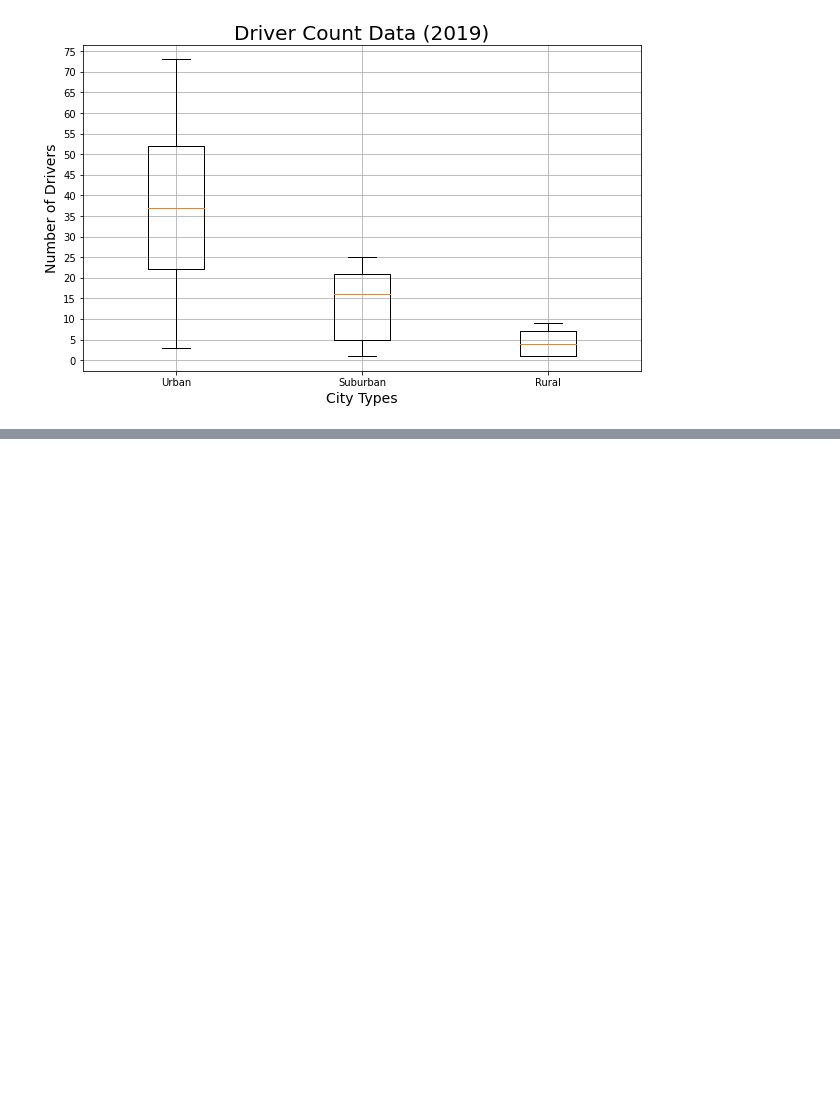
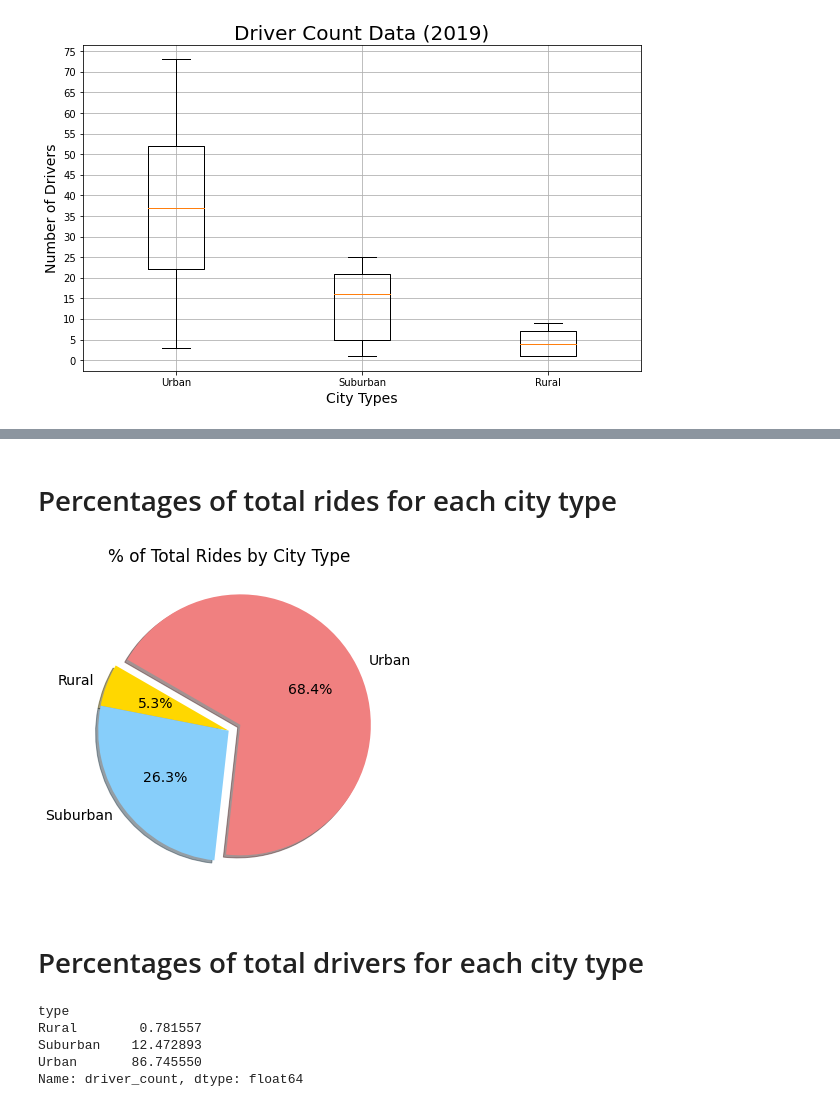
Before and after one commit to AndrewZinc/PyBer_Analysis, a Jupyter notebook: PyBer.ipynb, the cells around one changed output, grey strips where cells are left out. Drawn from its saved outputs; the diff is of its cells as text; code cells hidden in the pictures; blank space fills up the shorter version.

```diff
--- a/PyBer.ipynb
+++ b/PyBer.ipynb
@@ -743,0 +806,64 @@ plt.show()
+# %% [markdown]
+# Percentages of total rides for each city type
+# %%
+# Tally the number of rides by city type
+
+sum_rides_by_type = pyber_data_df.groupby(["type"]).count()["ride_id"]
+
+# Compute the total number of rides
+
+total_rides = pyber_data_df["ride_id"].count()
+
+# Calculate the percentage of rides by city type
+
+ride_percents = sum_rides_by_type / total_rides * 100
+# %%
+# Import dependencies
+
+import matplotlib as mpl
+
+#Create a pie chart for rides by city-type
+
+plt.subplots(figsize=(10,6))
+
+plt.pie(ride_percents,
+        labels=["Rural","Suburban","Urban"],
+        colors=["gold","lightskyblue","lightcoral"],
+        explode=[0,0,0.1],
+        autopct="%1.1f%%",
+        shadow=True, startangle=150)
+
+plt.title("% of Total Rides by City Type")
+
+# Change the default font size from 10 to 14.
+
+mpl.rcParams["font.size"]=14
+
+# Save the figure
+plt.savefig("Analysis/Fig6.png")
+
+plt.show()
+# %% [output]
+[figure, added]
+# %% [markdown]
+# Percentages of total drivers for each city type
+# %%
+# Tally the number of drivers by city type
+
+sum_drivers_by_type = pyber_data_df.groupby(["type"]).sum()["driver_count"]
+
+# Compute the total number of drivers
+
+total_drivers = pyber_data_df["driver_count"].sum()
+
+# Calculate the percentage of rides by city type
+
+driver_percents = sum_drivers_by_type / total_drivers * 100
+
+print(driver_percents)
+# %% [output]
+type
+Rural        0.781557
+Suburban    12.472893
+Urban       86.745550
+Name: driver_count, dtype: float64
```
Also changed, not shown: parts of 6 cells of this notebook, 2 other files.
